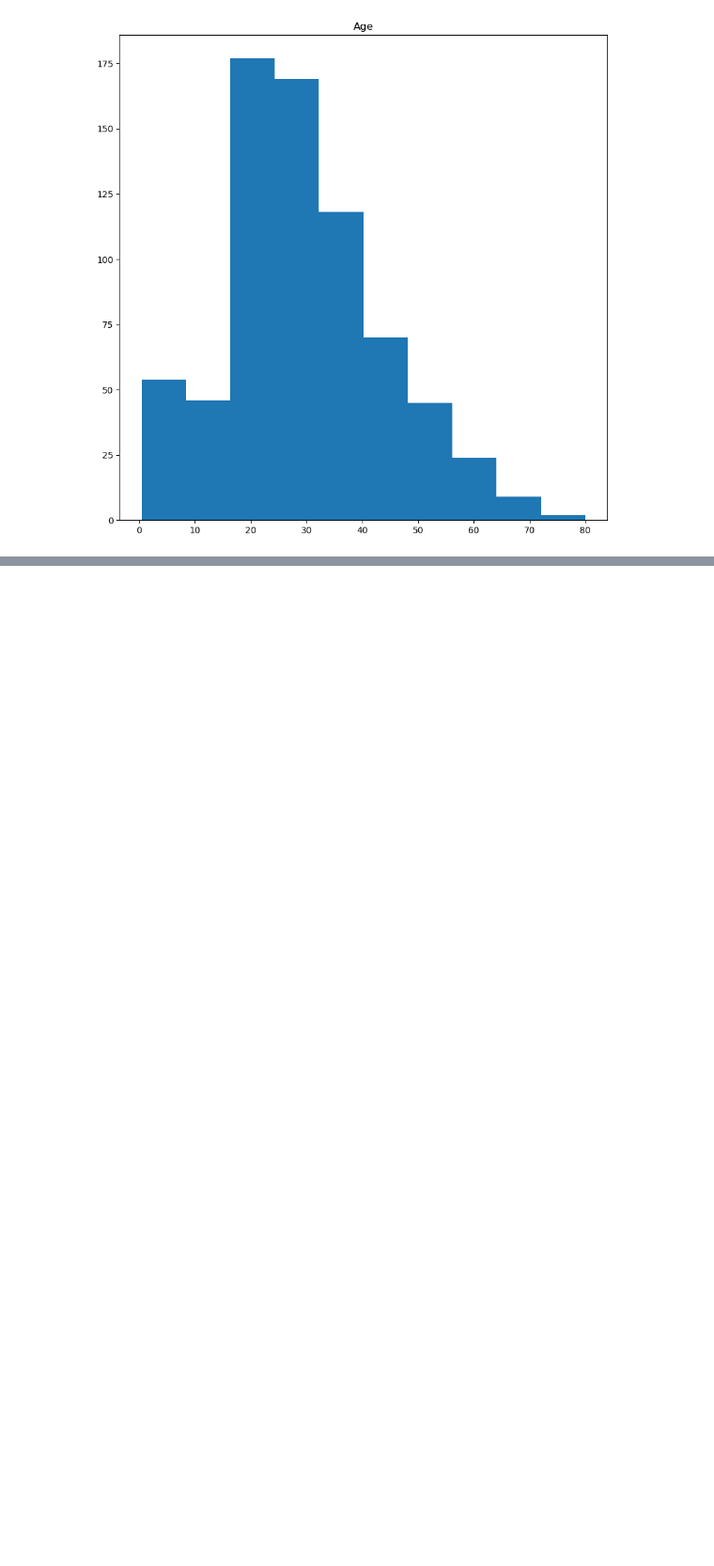
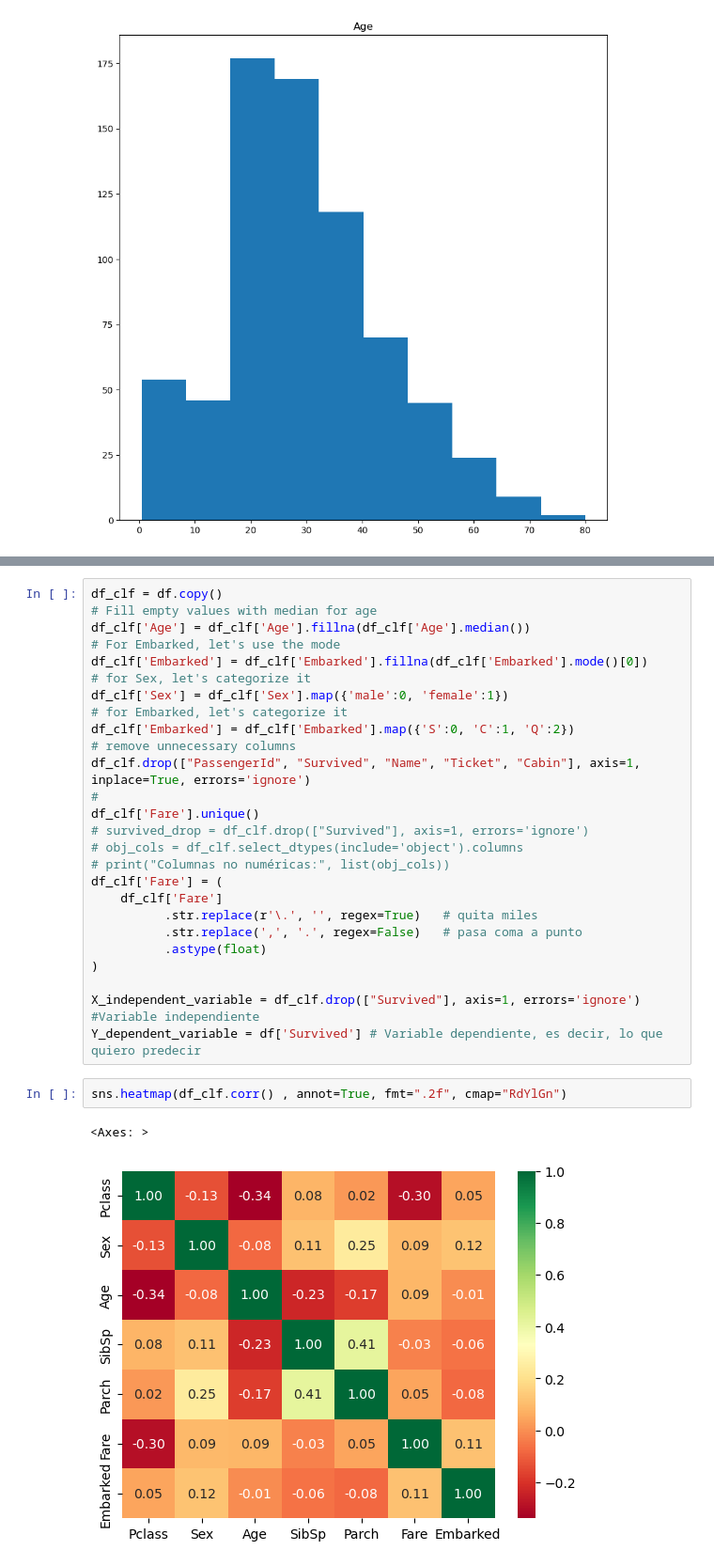
Before and after one commit to jresendiz27/CIC_AIDiploma2025, a Jupyter notebook: notebooks/Titanic_ML.ipynb, the cells around one changed output, grey strips where cells are left out. Shown: that part at 94% size. Saved outputs shown, nothing was run; the diff lists cells and outputs as text; blank space fills up the shorter version.

```diff
--- a/notebooks/Titanic_ML.ipynb
+++ b/notebooks/Titanic_ML.ipynb
@@ -91,0 +101,31 @@ plt.show()
+# %%
+df_clf = df.copy()
+# Fill empty values with median for age
+df_clf['Age'] = df_clf['Age'].fillna(df_clf['Age'].median())
+# For Embarked, let's use the mode
+df_clf['Embarked'] = df_clf['Embarked'].fillna(df_clf['Embarked'].mode()[0])
+# for Sex, let's categorize it
+df_clf['Sex'] = df_clf['Sex'].map({'male':0, 'female':1})
+# for Embarked, let's categorize it
+df_clf['Embarked'] = df_clf['Embarked'].map({'S':0, 'C':1, 'Q':2})
+# remove unnecessary columns
+df_clf.drop(["PassengerId", "Survived", "Name", "Ticket", "Cabin"], axis=1, inplace=True, errors='ignore')
+#
+df_clf['Fare'].unique()
+# survived_drop = df_clf.drop(["Survived"], axis=1, errors='ignore')
+# obj_cols = df_clf.select_dtypes(include='object').columns
+# print("Columnas no numéricas:", list(obj_cols))
+df_clf['Fare'] = (
+    df_clf['Fare']
+          .str.replace(r'\.', '', regex=True)   # quita miles
+          .str.replace(',', '.', regex=False)   # pasa coma a punto
+          .astype(float)
+)
+
+X_independent_variable = df_clf.drop(["Survived"], axis=1, errors='ignore') #Variable independiente
+Y_dependent_variable = df['Survived'] # Variable dependiente, es decir, lo que quiero predecir
+# %%
+sns.heatmap(df_clf.corr() , annot=True, fmt=".2f", cmap="RdYlGn")
+# %% [output]
+<Axes: >
+[figure, added]
```
Also changed, not shown: parts of 2 cells of this notebook.
